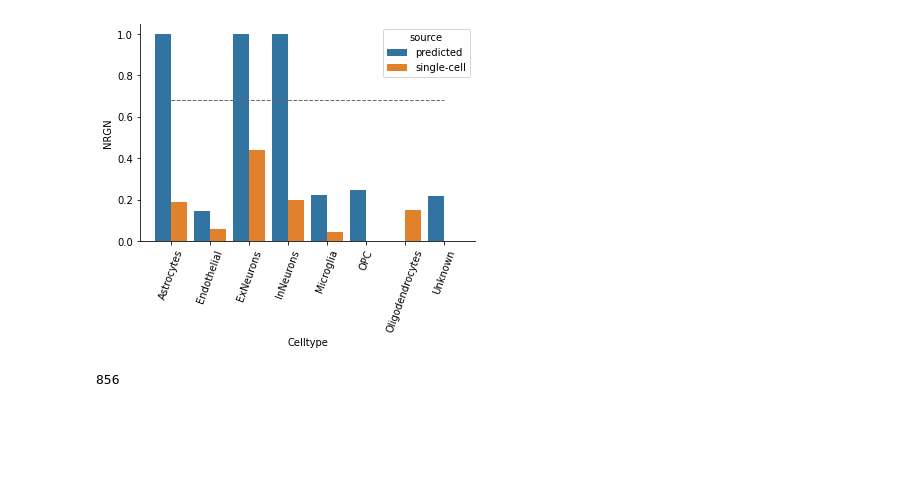
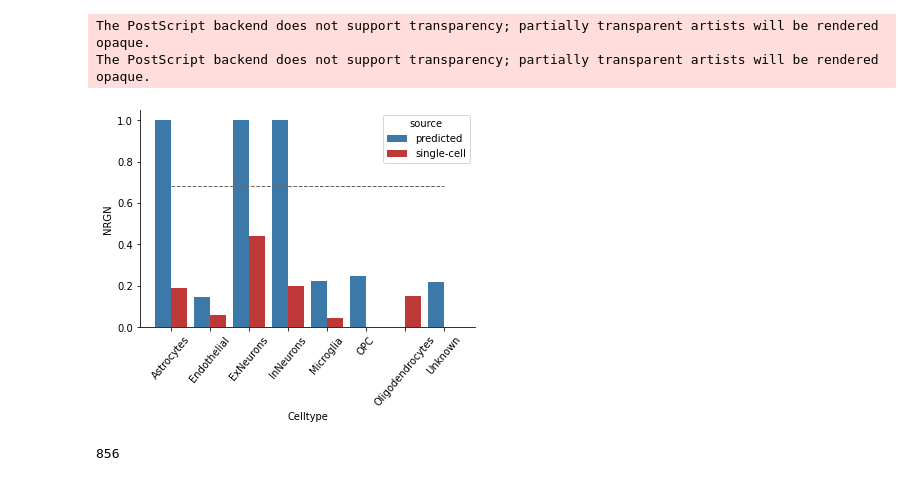
Before and after one commit to poseidonchan/TAPE, a Jupyter notebook: Experiments/Figures/ROSMAP_GEPanalysis.ipynb, the cells around one changed output. Cells and saved outputs as stored; diff of their text form; code cells hidden in the pictures; blank space fills up the shorter version.

```diff
--- a/Experiments/Figures/ROSMAP_GEPanalysis.ipynb
+++ b/Experiments/Figures/ROSMAP_GEPanalysis.ipynb
@@ -6,7 +6,7 @@ import matplotlib.pyplot as plt
 from sklearn.preprocessing import scale, MinMaxScaler
 mms = MinMaxScaler()
 # %%
-#ref = pd.read_csv('/Users/chan/Downloads/humanbrain_ref.txt',sep='\t',index_col=0)
+ref = pd.read_csv('/Users/chan/Downloads/humanbrain_ref.txt',sep='\t',index_col=0)
 # %%
 # bulk = pd.read_csv('/Users/chan/Desktop/pythonProject/ROSMAP/ROSMAP_lengthScaledTPM_counts.txt',
 #                    sep='\t',index_col=0)
@@ -26,4 +27,5 @@ testsigm = pd.read_csv('ROSMAP_overallGEP.csv',index_col=0)
 data = pd.DataFrame(pd.concat([testsigm.loc[celltypes]['NRGN'],ori_sigm['NRGN']]))
 data['source'] = ['predicted' for i in range(len(data)//2)] + ['single-cell' for i in range(len(data)//2)]
 # %%
-data
+blue=sns.color_palette('Blues')[4]
+red=sns.color_palette('Reds')[4]
@@ -49,11 +32,15 @@ data
 # %%
 fig, ax = plt.subplots(figsize=(6,4))
-sns.barplot(data=data,x=data.index,y='NRGN',hue='source',ax=ax)
+sns.barplot(data=data,x=data.index,y='NRGN',hue='source',ax=ax,
+            palette={'predicted':blue,'single-cell':red})
 ax.hlines(NRGN_bulk, xmin=0, xmax=7, color='dimgrey',linestyle='dashed', linewidth=1) #画竖水平线
 ax.spines['top'].set_visible(False)
 ax.spines['right'].set_visible(False)
-plt.xticks(rotation=70)
+plt.xticks(rotation=50)
+fig.savefig('barplot.eps', format='eps', dpi=300)
 plt.show()
 # %% [output]
+The PostScript backend does not support transparency; partially transparent artists will be rendered opaque.
+The PostScript backend does not support transparency; partially transparent artists will be rendered opaque.
-[figure, old version]
+[figure, new version]
 # %%
```
Also changed, not shown: parts of 10 cells of this notebook, 25 other files.
